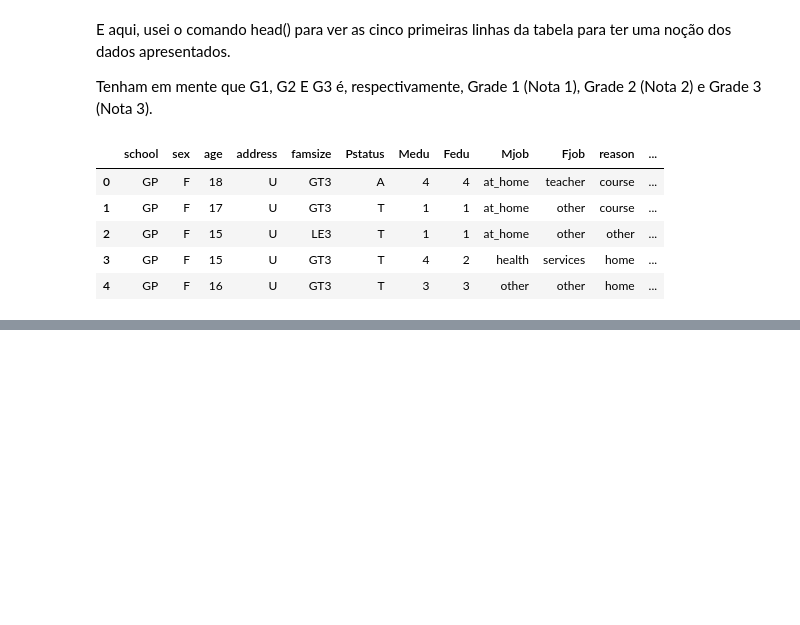
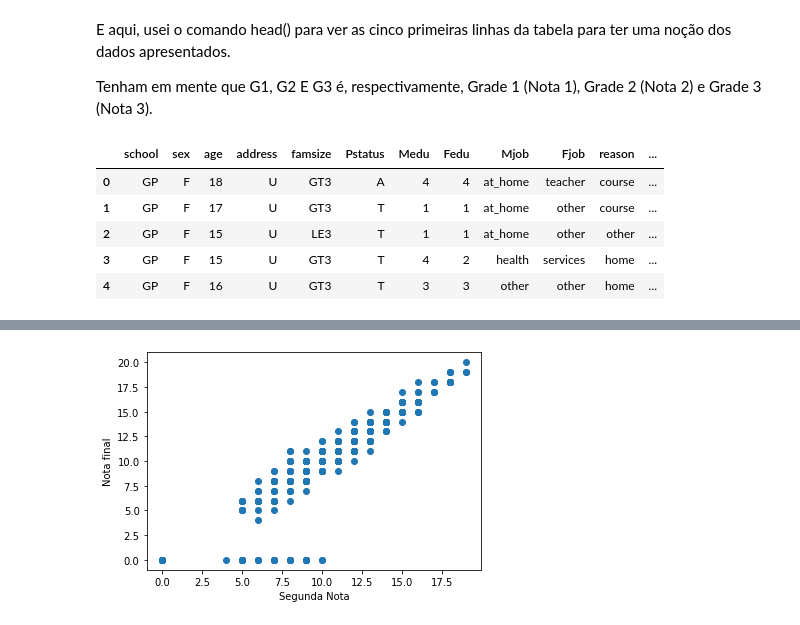
Before and after one commit to Arthurads-rj/machine-learning-portf-lio, a Jupyter notebook: ML1_Notas_de_Alunos.ipynb, the cells around one changed output, grey strips where cells are left out. Saved outputs shown, nothing was run; the diff lists cells and outputs as text; code cells hidden in the pictures; blank space fills up the shorter version.

```diff
--- a/ML1_Notas_de_Alunos.ipynb
+++ b/ML1_Notas_de_Alunos.ipynb
@@ -97,0 +109,7 @@ Previsão: 9.86, Notas: [12 10  3  0 10  2], Resultado final: 12
+# %%
+pyplot.scatter(dados['G2'], dados['G3'])
+pyplot.xlabel('Segunda Nota')
+pyplot.ylabel('Nota final')
+pyplot.show()
+# %% [output]
+[figure, added]
```
Also changed, not shown: parts of 11 cells of this notebook.
